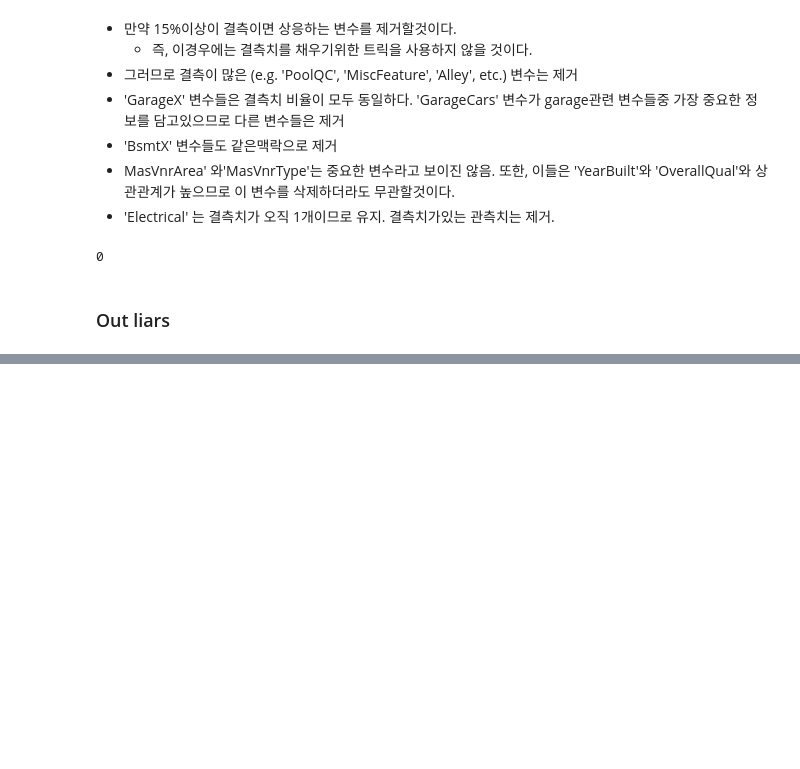
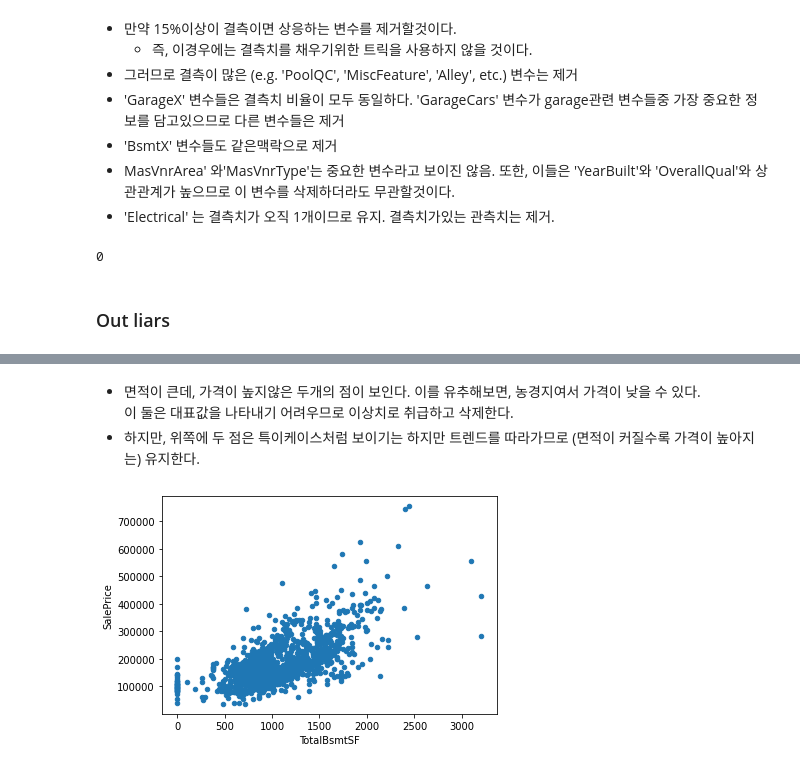
Before and after one commit to suhyun-cho/Dive-to-Kaggle, a Jupyter notebook: House Prices/Basic-DataExploration.ipynb, the cells around one changed output, grey strips where cells are left out. Saved outputs shown, nothing was run; the diff lists cells and outputs as text; code cells hidden in the pictures; blank space fills up the shorter version.

```diff
--- a/House Prices/Basic-DataExploration.ipynb
+++ b/House Prices/Basic-DataExploration.ipynb
@@ -266,0 +316,16 @@ df_train.isnull().sum().max()
+# %% [markdown]
+* 면적이 큰데, 가격이 높지않은 두개의 점이 보인다. 이를 유추해보면, 농경지여서 가격이 낮을 수 있다. <br>
+이 둘은 대표값을 나타내기 어려우므로 이상치로 취급하고 삭제한다. <br>
+* 하지만, 위쪽에 두 점은 특이케이스처럼 보이기는 하지만 트렌드를 따라가므로 (면적이 커질수록 가격이 높아지는) 유지한다.
+# %%
+#deleting points
+df_train.sort_values(by='GrLivArea',ascending=False)[:2]
+df_train=df_train.drop(df_train[df_train['Id']==1299].index)
+df_train = df_train.drop(df_train[df_train['Id'] == 524].index)
+# %%
+#bivariate analysis saleprice/grlivarea
+var='TotalBsmtSF'
+data=pd.concat([df_train['SalePrice'],df_train[var]],axis=1)
+data.plot.scatter(x=var, y='SalePrice', ylim=(0.800000));
+# %% [output]
+[figure, added]
```
Also changed, not shown: parts of 18 cells of this notebook.
